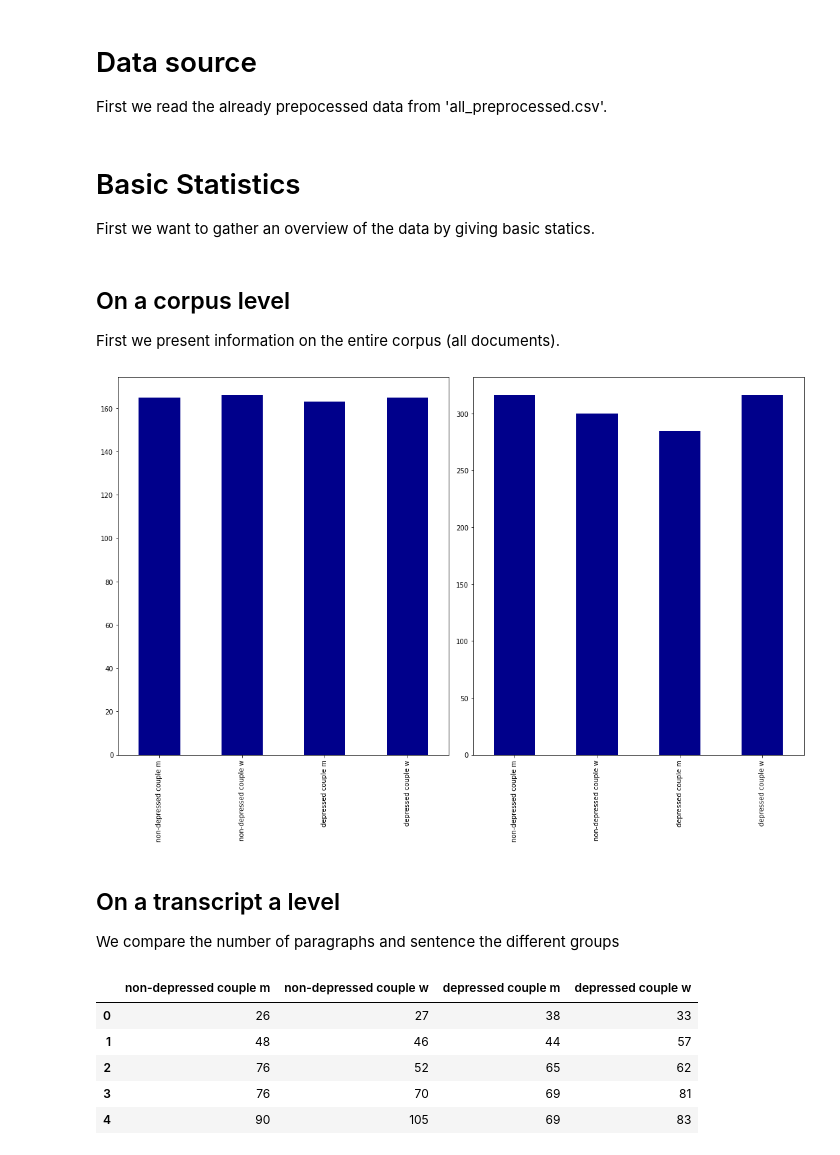
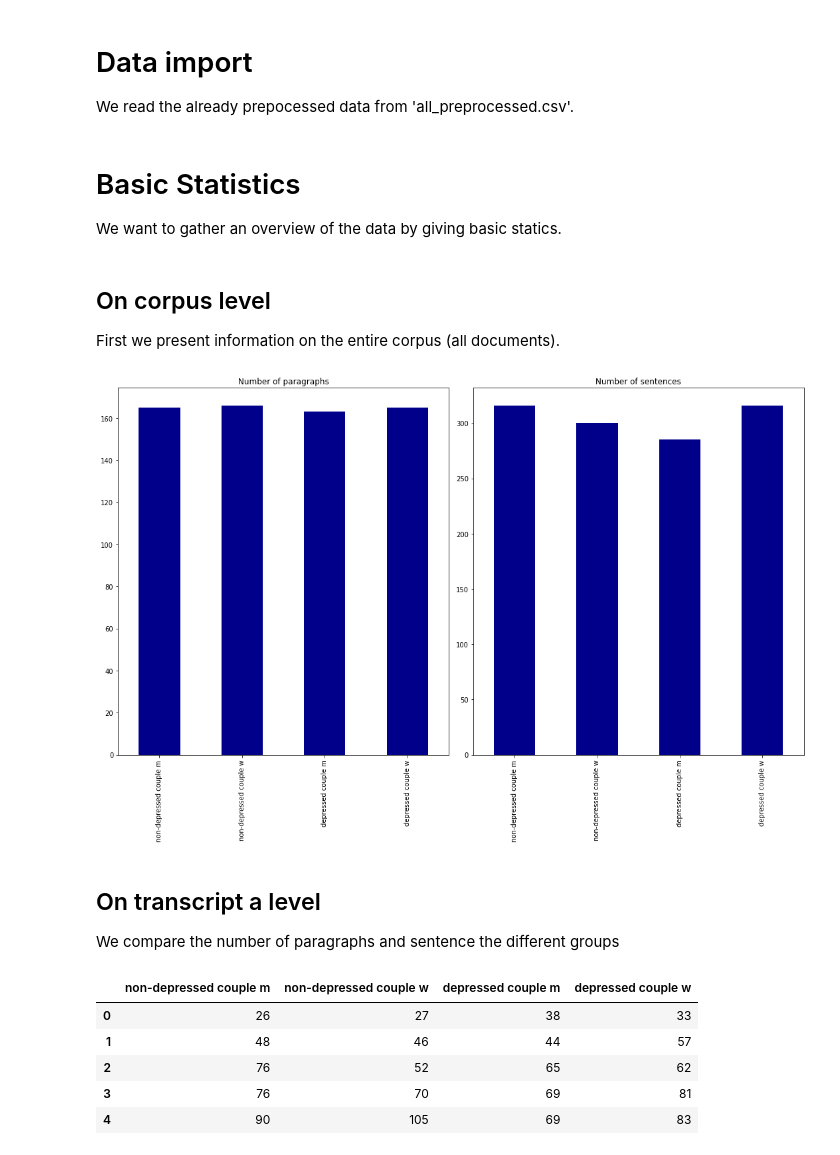
Before and after one commit to gitexa/sigmund, a Jupyter notebook: data_description.ipynb, the cells around one changed output. Drawn from its saved outputs; the diff is of its cells as text; code cells hidden in the pictures.

```diff
--- a/data_description.ipynb
+++ b/data_description.ipynb
@@ -14,9 +14,9 @@ from sklearn.feature_extraction.text import TfidfTransformer
 
 from src.utils.corpus_manager import DialogueCorpusManager
 # %% [markdown]
-# Data source
+# Data import
 
-First we read the already prepocessed data from 'all_preprocessed.csv'.
+We read the already prepocessed data from 'all_preprocessed.csv'.
 # %%
 full_dataset = DialogueCorpusManager(corpus_file='all_preprocessed.csv', nlp=nlp, build_sentences=True)
 df_paragraphs = full_dataset.get_paragraphs()
@@ -24,35 +24,35 @@ df_sentences = full_dataset.get_sentences()
 # %% [markdown]
 # Basic Statistics
 
-First we want to gather an overview of the data by giving basic statics.
+We want to gather an overview of the data by giving basic statics.
 # %% [markdown]
-## On a corpus level
+## On corpus level
 
 First we present information on the entire corpus (all documents).
 # %%
 def get_count_per_person_corpus(df):
     df_count_per_person_group0_corpus_speakerM = df.loc[(df['group'] == 0) & (df['gender'] == 'M')].agg('count')
     df_count_per_person_group0_corpus_speakerW = df.loc[(df['group'] == 0) & (df['gender'] == 'W')].agg('count')
     df_count_per_person_group1_corpus_speakerM = df.loc[(df['group'] == 1) & (df['gender'] == 'M')].agg('count')
     df_count_per_person_group1_corpus_speakerW = df.loc[(df['group'] == 1) & (df['gender'] == 'W')].agg('count')
 
     df_count_per_person_corpus = pd.DataFrame([df_count_per_person_group0_corpus_speakerM['raw_text'], df_count_per_person_group0_corpus_speakerW['raw_text'], df_count_per_person_group1_corpus_speakerM['raw_text'], df_count_per_person_group1_corpus_speakerW['raw_text']]).transpose()
     df_count_per_person_corpus.columns=['non-depressed couple m', 'non-depressed couple w', 'depressed couple m', 'depressed couple w']
     return df_count_per_person_corpus
 
 # Paragraph level
 df_count_per_person_corpus_paragraph = get_count_per_person_corpus(df_paragraphs)
 # Sentence level
 df_count_per_person_corpus_sentence = get_count_per_person_corpus(df_sentences)
 # Plot
 fig, ax = plt.subplots(1,2, figsize=(15,10))
-df_count_per_person_corpus_paragraph.transpose().plot.bar(color='darkblue', legend=False, ax=ax[0])
-df_count_per_person_corpus_sentence.transpose().plot.bar(color='darkblue', legend=False, ax=ax[1])
+df_count_per_person_corpus_paragraph.transpose().plot.bar(color='darkblue', legend=False, title='Number of paragraphs', ax=ax[0])
+df_count_per_person_corpus_sentence.transpose().plot.bar(color='darkblue', legend=False, title='Number of sentences', ax=ax[1])
 plt.tight_layout()
 # %% [output]
-[figure, old version]
+[figure, new version]
 # %% [markdown]
-## On a transcript a level
+## On transcript a level
 
 We compare the number of paragraphs and sentence the different groups
 # %%
```
Also changed, not shown: parts of 15 cells of this notebook.
